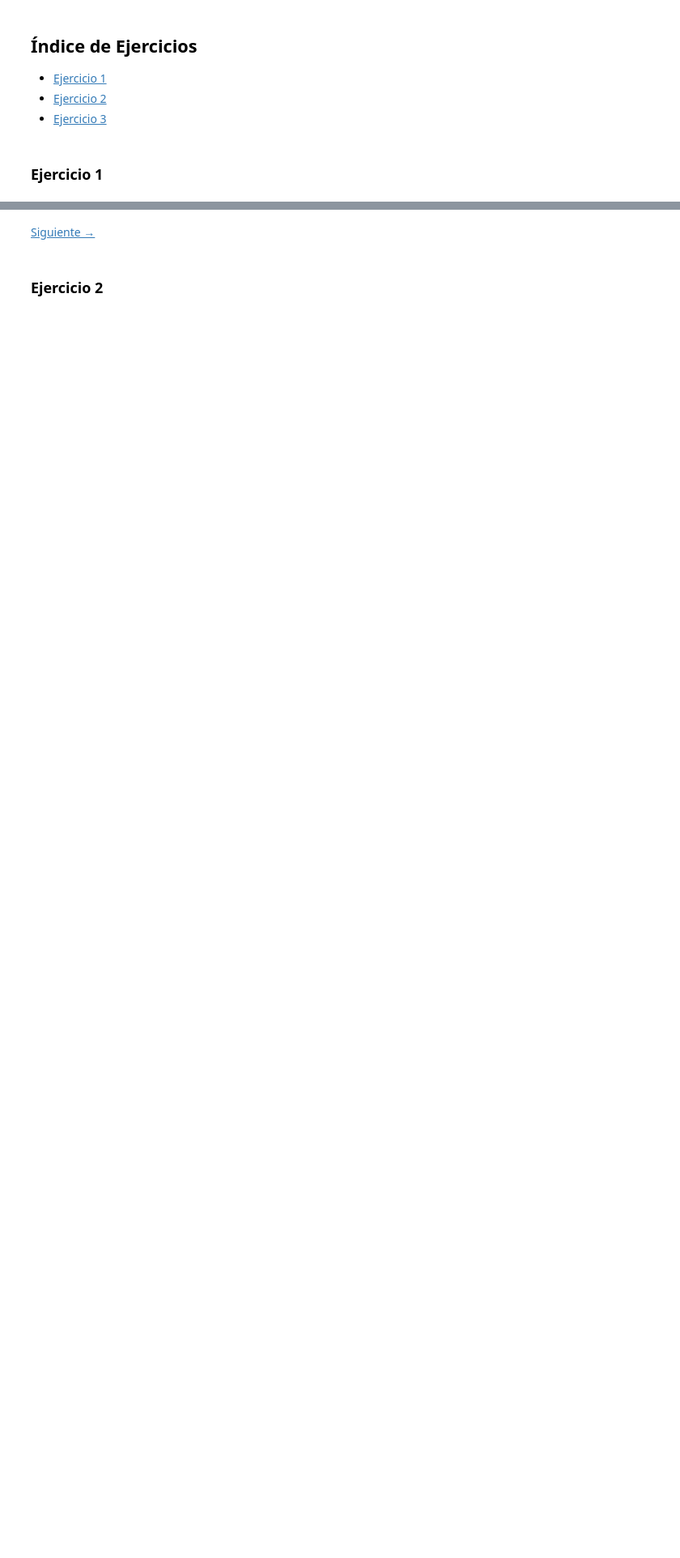
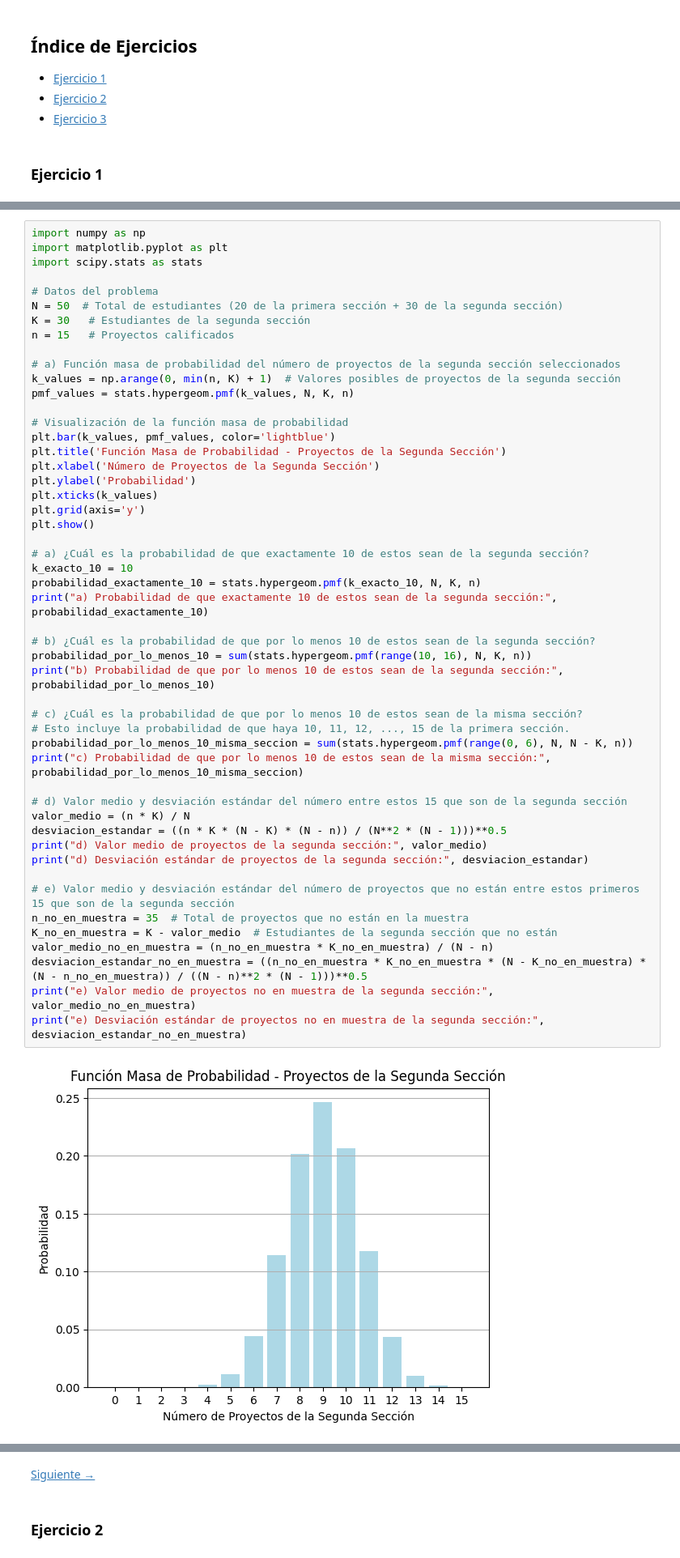
Before and after one commit to CristobalGachuz/Distribuci-n_Hipergeom-trica, a Jupyter notebook: Erik_hipergeometrica.ipynb, the cells around one changed output, grey strips where cells are left out. Shown at 81% size. Drawn from its saved outputs; the diff is of its cells as text; blank space fills up the shorter version.

```diff
--- a/Erik_hipergeometrica.ipynb
+++ b/Erik_hipergeometrica.ipynb
@@ -44,0 +19,52 @@ c) Probabilidad de que al menos 3 sean defectuosos: 0.5971907564437862
+# %%
+import numpy as np
+import matplotlib.pyplot as plt
+import scipy.stats as stats
+
+# Datos del problema
+N = 50  # Total de estudiantes (20 de la primera sección + 30 de la segunda sección)
+K = 30   # Estudiantes de la segunda sección
+n = 15   # Proyectos calificados
+
+# a) Función masa de probabilidad del número de proyectos de la segunda sección seleccionados
+k_values = np.arange(0, min(n, K) + 1)  # Valores posibles de proyectos de la segunda sección
+pmf_values = stats.hypergeom.pmf(k_values, N, K, n)
+
+# Visualización de la función masa de probabilidad
+plt.bar(k_values, pmf_values, color='lightblue')
+plt.title('Función Masa de Probabilidad - Proyectos de la Segunda Sección')
+plt.xlabel('Número de Proyectos de la Segunda Sección')
+plt.ylabel('Probabilidad')
+plt.xticks(k_values)
+plt.grid(axis='y')
+plt.show()
+
+# a) ¿Cuál es la probabilidad de que exactamente 10 de estos sean de la segunda sección?
+k_exacto_10 = 10
+probabilidad_exactamente_10 = stats.hypergeom.pmf(k_exacto_10, N, K, n)
+print("a) Probabilidad de que exactamente 10 de estos sean de la segunda sección:", probabilidad_exactamente_10)
+
+# b) ¿Cuál es la probabilidad de que por lo menos 10 de estos sean de la segunda sección?
+probabilidad_por_lo_menos_10 = sum(stats.hypergeom.pmf(range(10, 16), N, K, n))
+print("b) Probabilidad de que por lo menos 10 de estos sean de la segunda sección:", probabilidad_por_lo_menos_10)
+
+# c) ¿Cuál es la probabilidad de que por lo menos 10 de estos sean de la misma sección?
+# Esto incluye la probabilidad de que haya 10, 11, 12, ..., 15 de la primera sección.
+probabilidad_por_lo_menos_10_misma_seccion = sum(stats.hypergeom.pmf(range(0, 6), N, N - K, n))
+print("c) Probabilidad de que por lo menos 10 de estos sean de la misma sección:", probabilidad_por_lo_menos_10_misma_seccion)
+
+# d) Valor medio y desviación estándar del número entre estos 15 que son de la segunda sección
+valor_medio = (n * K) / N
+desviacion_estandar = ((n * K * (N - K) * (N - n)) / (N**2 * (N - 1)))**0.5
+print("d) Valor medio de proyectos de la segunda sección:", valor_medio)
+print("d) Desviación estándar de proyectos de la segunda sección:", desviacion_estandar)
+
+# e) Valor medio y desviación estándar del número de proyectos que no están entre estos primeros 15 que son de la segunda sección
+n_no_en_muestra = 35  # Total de proyectos que no están en la muestra
+K_no_en_muestra = K - valor_medio  # Estudiantes de la segunda sección que no están
+valor_medio_no_en_muestra = (n_no_en_muestra * K_no_en_muestra) / (N - n)
+desviacion_estandar_no_en_muestra = ((n_no_en_muestra * K_no_en_muestra * (N - K_no_en_muestra) * (N - n_no_en_muestra)) / ((N - n)**2 * (N - 1)))**0.5
+print("e) Valor medio de proyectos no en muestra de la segunda sección:", valor_medio_no_en_muestra)
+print("e) Desviación estándar de proyectos no en muestra de la segunda sección:", desviacion_estandar_no_en_muestra)
+# %% [output]
+[figure, added]
```
Also changed, not shown: parts of 8 cells of this notebook.
